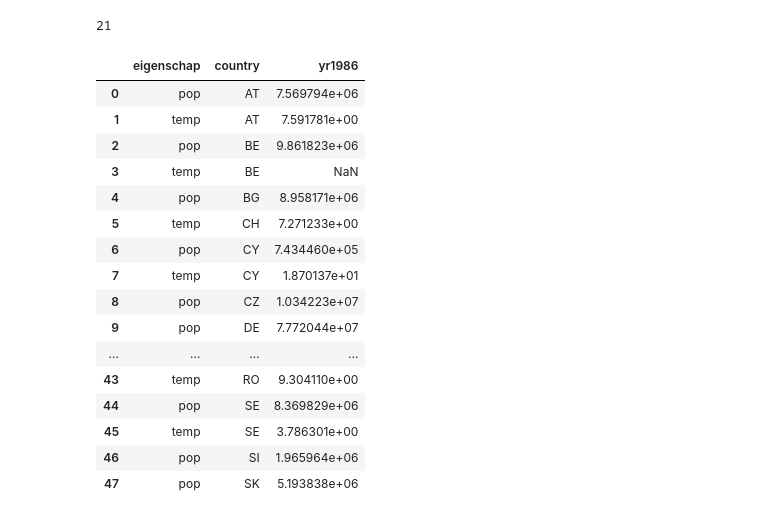
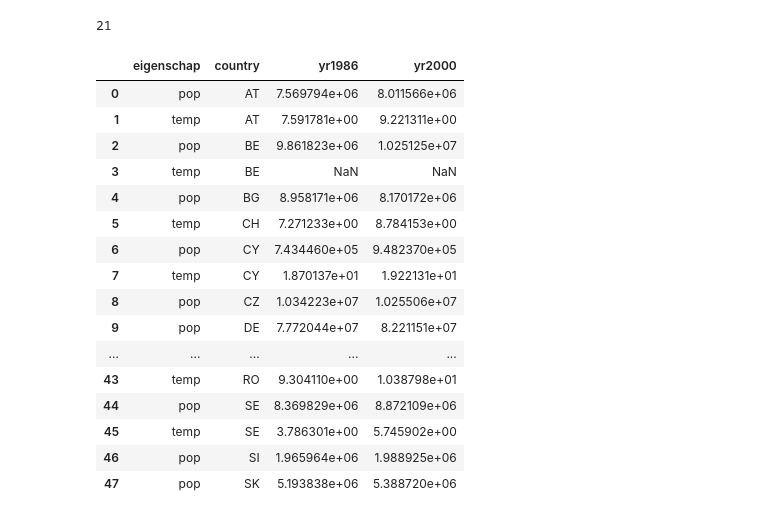
Before and after one commit to CaspervanWetten/DataDetectives, a Jupyter notebook: notebook/database.ipynb, the cells around one changed output. Drawn from its saved outputs; the diff is of its cells as text; code cells hidden in the pictures.

```diff
--- a/notebook/database.ipynb
+++ b/notebook/database.ipynb
@@ -44,34 +44,34 @@ query_2 = '''SELECT "temp" soort, Country_Code
     FROM temperature
     '''
 # %%
-query_2 = '''SELECT 'temp' eigenschap, country, yr1986
+query_2 = '''SELECT 'temp' eigenschap, country, yr1986, yr2000
     FROM temperature
     UNION ALL
-    SELECT 'pop', country, yr1986
+    SELECT 'pop', country, yr1986, yr2000
     FROM population
     ORDER BY country, eigenschap
     '''
 con = engine.connect()
 table_1 = pd.read_sql(query_2, con) if not query_2.isspace() else 0
 table_1
 # %% [output]
-|  | eigenschap | country | yr1986 |
-| 0 | pop | AT | 7.569794e+06 |
-| 1 | temp | AT | 7.591781e+00 |
-| 2 | pop | BE | 9.861823e+06 |
-| 3 | temp | BE | NaN |
-| 4 | pop | BG | 8.958171e+06 |
-| 5 | temp | CH | 7.271233e+00 |
-| 6 | pop | CY | 7.434460e+05 |
-| 7 | temp | CY | 1.870137e+01 |
-| 8 | pop | CZ | 1.034223e+07 |
-| 9 | pop | DE | 7.772044e+07 |
-| ... | ... | ... | ... |
-| 43 | temp | RO | 9.304110e+00 |
-| 44 | pop | SE | 8.369829e+06 |
-| 45 | temp | SE | 3.786301e+00 |
-| 46 | pop | SI | 1.965964e+06 |
-| 47 | pop | SK | 5.193838e+06 |
+|  | eigenschap | country | yr1986 | yr2000 |
+| 0 | pop | AT | 7.569794e+06 | 8.011566e+06 |
+| 1 | temp | AT | 7.591781e+00 | 9.221311e+00 |
+| 2 | pop | BE | 9.861823e+06 | 1.025125e+07 |
+| 3 | temp | BE | NaN | NaN |
+| 4 | pop | BG | 8.958171e+06 | 8.170172e+06 |
+| 5 | temp | CH | 7.271233e+00 | 8.784153e+00 |
+| 6 | pop | CY | 7.434460e+05 | 9.482370e+05 |
+| 7 | temp | CY | 1.870137e+01 | 1.922131e+01 |
+| 8 | pop | CZ | 1.034223e+07 | 1.025506e+07 |
+| 9 | pop | DE | 7.772044e+07 | 8.221151e+07 |
+| ... | ... | ... | ... | ... |
+| 43 | temp | RO | 9.304110e+00 | 1.038798e+01 |
+| 44 | pop | SE | 8.369829e+06 | 8.872109e+06 |
+| 45 | temp | SE | 3.786301e+00 | 5.745902e+00 |
+| 46 | pop | SI | 1.965964e+06 | 1.988925e+06 |
+| 47 | pop | SK | 5.193838e+06 | 5.388720e+06 |
 # %%
 query_3 = '''SELECT * FROM temperature'''
 
```
Also changed, not shown: 2 other files.
